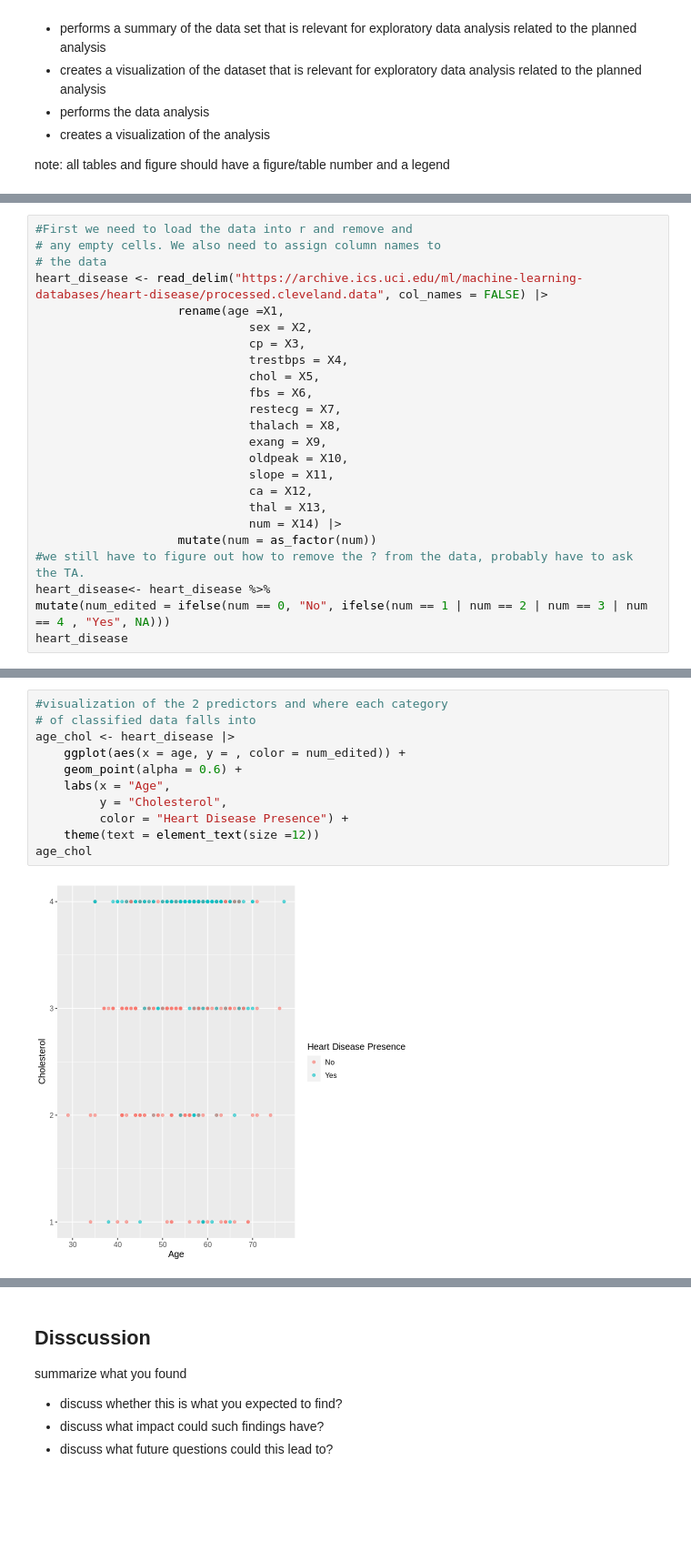
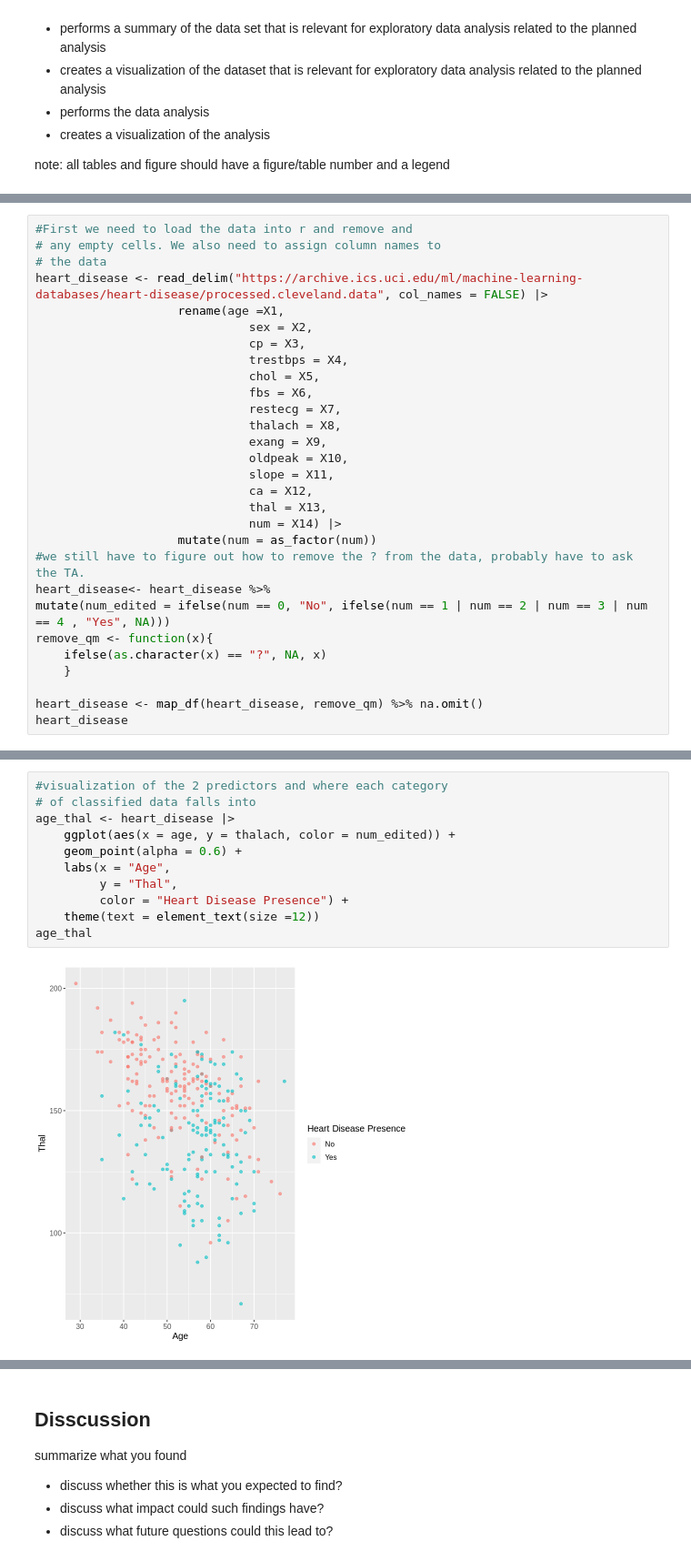
Before and after one commit to acorni02/dsci-100-2022w1-group-4, a Jupyter notebook: group_project_report.ipynb, the cells around one changed output, grey strips where cells are left out. Shown at 91% size. Drawn from its saved outputs; the diff is of its cells as text; blank space fills up the shorter version.

Commit message:
Added graph and started classifier

```diff
--- a/group_project_report.ipynb
+++ b/group_project_report.ipynb
@@ -82,6 +82,11 @@ heart_disease <- read_delim("https://archive.ics.uci.edu/ml/machine-learning-dat
 #we still have to figure out how to remove the ? from the data, probably have to ask the TA.
 heart_disease<- heart_disease %>%
 mutate(num_edited = ifelse(num == 0, "No", ifelse(num == 1 | num == 2 | num == 3 | num == 4 , "Yes", NA)))
+remove_qm <- function(x){
+    ifelse(as.character(x) == "?", NA, x)
+    }
+
+heart_disease <- map_df(heart_disease, remove_qm) %>% na.omit()
 heart_disease
 # %% [output]
 Rows: 303 Columns: 14
@@ -131,13 +136,13 @@ A tibble: 2 × 3
 # %%
 #visualization of the 2 predictors and where each category
 # of classified data falls into
-age_chol <- heart_disease |>
-    ggplot(aes(x = age, y = , color = num_edited)) +
+age_thal <- heart_disease |>
+    ggplot(aes(x = age, y = thalach, color = num_edited)) +
     geom_point(alpha = 0.6) +
     labs(x = "Age",
-         y = "Cholesterol",
+         y = "Thal",
          color = "Heart Disease Presence") +
     theme(text = element_text(size =12))
-age_chol
+age_thal
 # %% [output]
-[figure, old version]
+[figure, new version]
```
Also changed, not shown: parts of 4 cells of this notebook.
